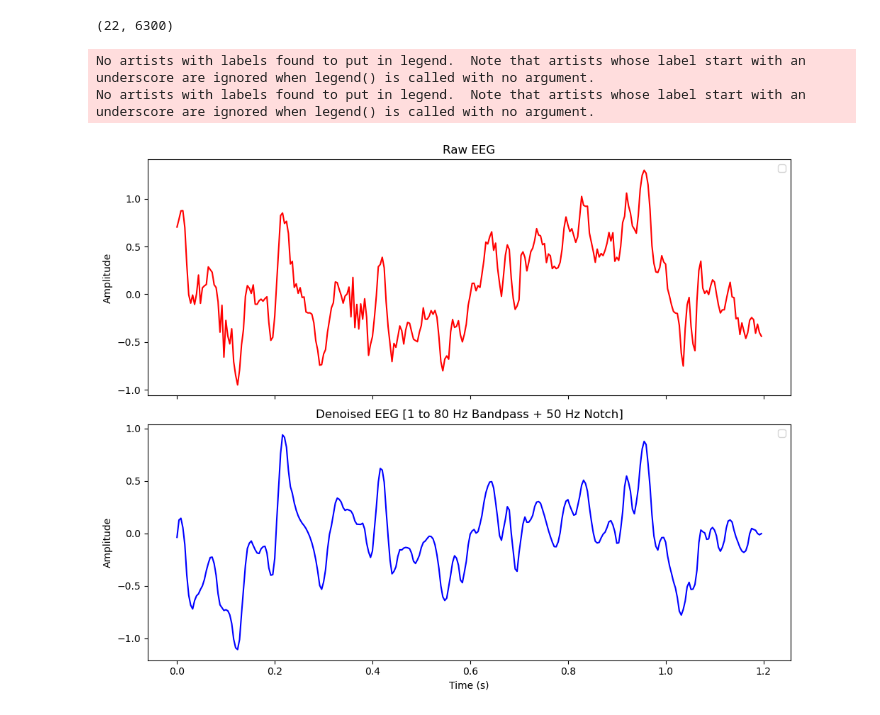
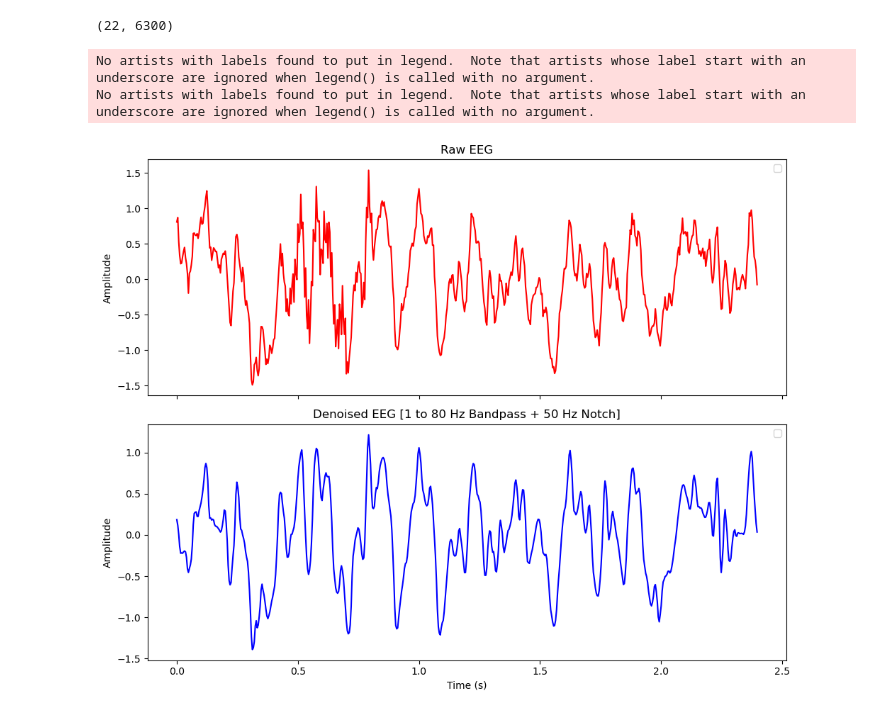
Before and after one commit to MH-Farhadi/Interictal_PNES_IGE_10s, a Jupyter notebook: Preprocessing/denoising.ipynb, the cells around one changed output. Cells and saved outputs as stored; diff of their text form; code cells hidden in the pictures.

```diff
--- a/Preprocessing/denoising.ipynb
+++ b/Preprocessing/denoising.ipynb
@@ -170,7 +170,7 @@ def main(true_signal):
     #         For demonstration, we'll create a synthetic signal.
     #--------------------------------------------------------------------------
     fs = 250.0       # Sampling rate in Hz
-    n_samples = 300  # e.g., 300 time points
+    n_samples = 600  # e.g., 300 time points
     time = np.linspace(0, n_samples/fs, n_samples, endpoint=False)
 
     # Example: a 10 Hz sinusoid + mild random noise
@@ -184,10 +184,10 @@ def main(true_signal):
     eeg_noisy = add_transient_high_freq_noise(
         eeg_data,
         fs,
-        num_bursts=4,
-        burst_duration=0.05,       # 50 ms bursts
-        freq_range=(70, 250),      # random freq in [70, 120] Hz
-        amplitude_range=(0.2, 0.4),# random amplitude in [0.2, 0.4]
+        num_bursts=1,
+        burst_duration=0.4,       # 50 ms bursts
+        freq_range=(70, 180),      # random freq in [70, 120] Hz
+        amplitude_range=(0.2, 0.8),# random amplitude in [0.2, 0.4]
         random_seed=42             # for reproducibility
     )
 
@@ -197,7 +197,7 @@ def main(true_signal):
     # 1) Bandpass Filter: e.g., 1-40 Hz
     # 2) Wavelet Denoise
     #--------------------------------------------------------------------------
-    eeg_bandpassed = bandpass_filter(eeg_noisy, fs, lowcut=1.0, highcut=40.0, order=4)
+    eeg_bandpassed = bandpass_filter(eeg_noisy, fs, lowcut=1.0, highcut=80.0, order=4)
     eeg_denoised = wavelet_denoise(eeg_bandpassed, wavelet='db4', level=2)
 
     #--------------------------------------------------------------------------
@@ -222,10 +222,10 @@ def main(true_signal):
     plt.savefig('filtered eeg', dpi = 600)
     plt.show()
 # %%
-eeg_raw = data[4, 300:600]
+eeg_raw = data[14, 2100:2700]
 if __name__ == "__main__":
     main(eeg_raw)
 # %% [output]
 No artists with labels found to put in legend.  Note that artists whose label start with an underscore are ignored when legend() is called with no argument.
 No artists with labels found to put in legend.  Note that artists whose label start with an underscore are ignored when legend() is called with no argument.
-[figure, old version]
+[figure, new version]
```
Also changed, not shown: 3 other files.
